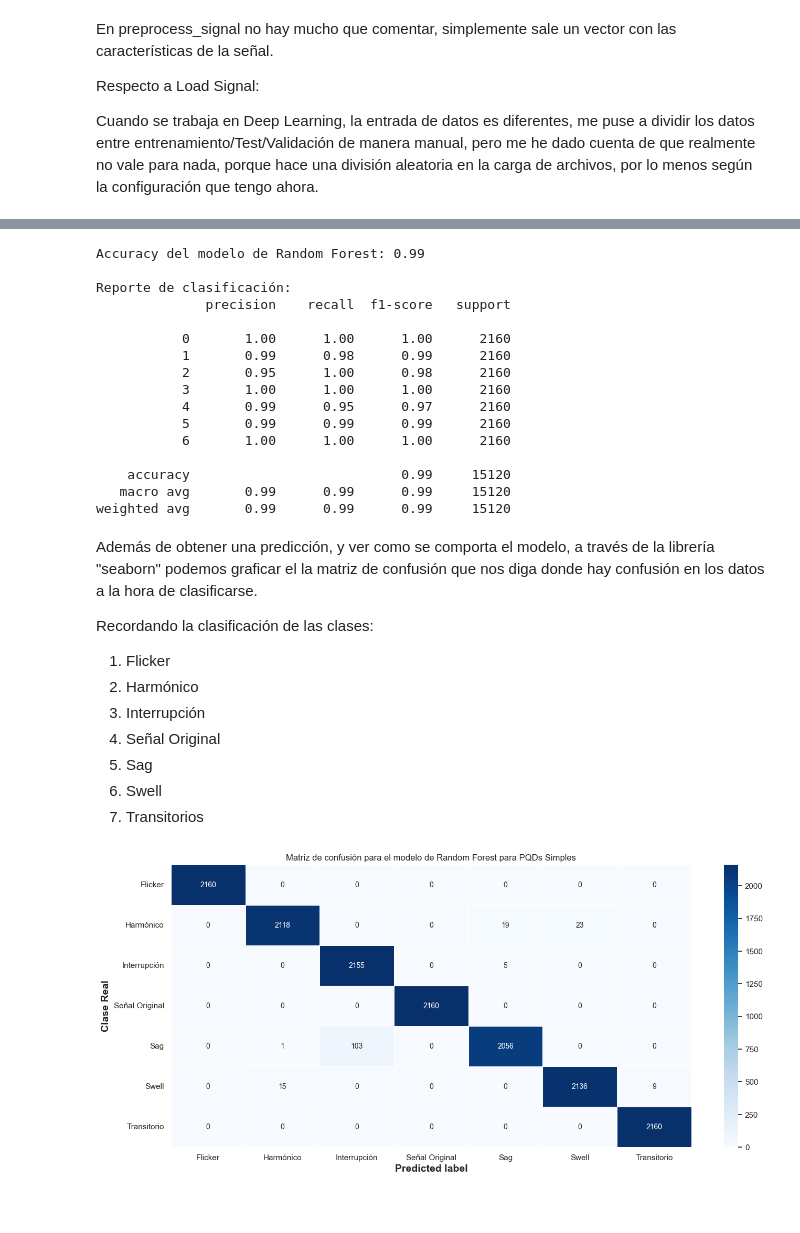
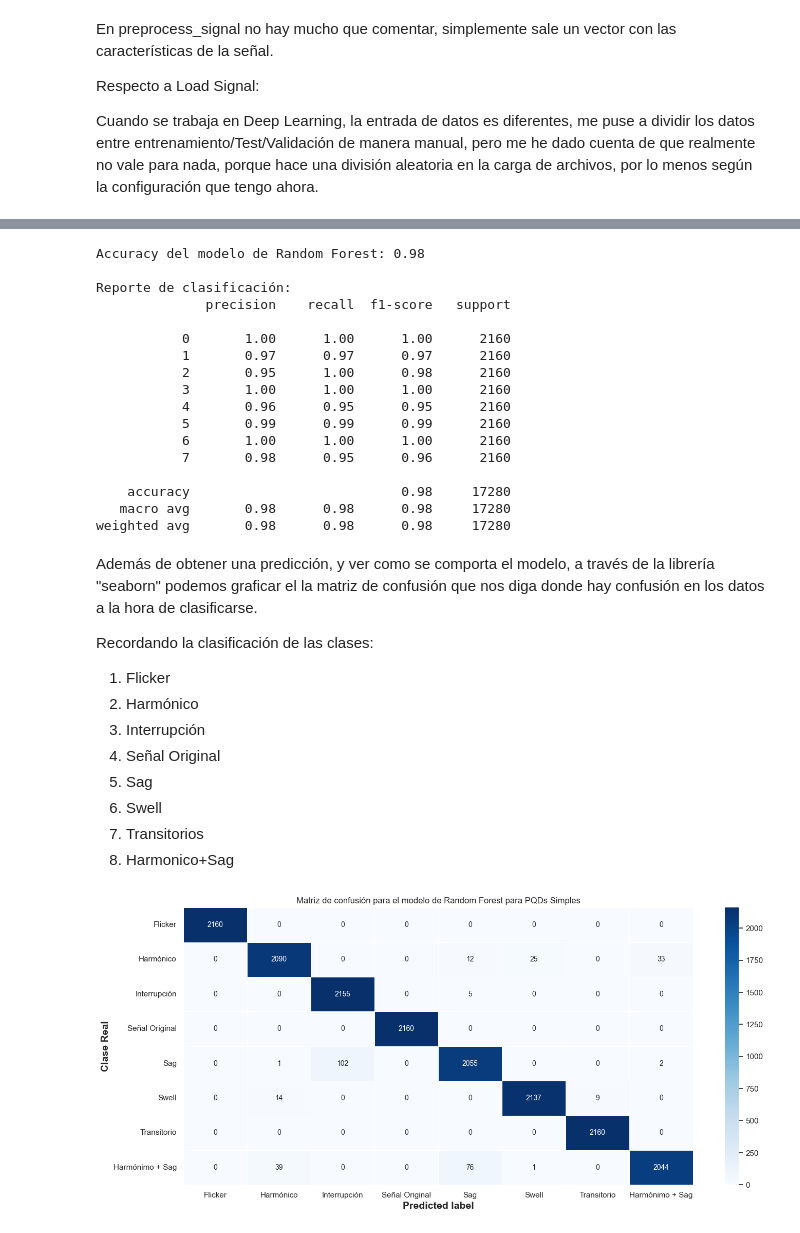
Before and after one commit to SAguadoG/TesisSergioAguado, a Jupyter notebook: Random_Forest_Script.ipynb, the cells around one changed output, grey strips where cells are left out. Saved outputs shown, nothing was run; the diff lists cells and outputs as text; code cells hidden in the pictures.

Commit message:
Primeras pruebas con señales combinadas

```diff
--- a/Random_Forest_Script.ipynb
+++ b/Random_Forest_Script.ipynb
@@ -52,6 +52,7 @@ def load_signal(data_path):
         "sag_signals": 4,
         "swell_signals": 5,
         "transient_signals": 6,
+        "harmonic_sag_signals": 7,
     }
 
     # Inicialización de listas para características y etiquetas
@@ -149,22 +151,23 @@ print(f"Accuracy del modelo de Random Forest: {accuracy:.2f}")
 print("\nReporte de clasificación:")
 print(classification_report(y_test, y_pred))
 # %% [output]
-Accuracy del modelo de Random Forest: 0.99
+Accuracy del modelo de Random Forest: 0.98
 
 Reporte de clasificación:
               precision    recall  f1-score   support
 
            0       1.00      1.00      1.00      2160
-           1       0.99      0.98      0.99      2160
+           1       0.97      0.97      0.97      2160
            2       0.95      1.00      0.98      2160
            3       1.00      1.00      1.00      2160
-           4       0.99      0.95      0.97      2160
+           4       0.96      0.95      0.95      2160
            5       0.99      0.99      0.99      2160
            6       1.00      1.00      1.00      2160
+           7       0.98      0.95      0.96      2160
 
-    accuracy                           0.99     15120
-   macro avg       0.99      0.99      0.99     15120
-weighted avg       0.99      0.99      0.99     15120
+    accuracy                           0.98     17280
+   macro avg       0.98      0.98      0.98     17280
+weighted avg       0.98      0.98      0.98     17280
 # %% [markdown]
 Además de obtener una predicción, y ver como se comporta el modelo, a través de la librería "seaborn" podemos graficar el la matriz de confusión que nos diga donde hay confusión en los datos a la hora de clasificarse.
 
@@ -177,26 +180,27 @@ Recordando la clasificación de las clases:
 5. Sag
 6. Swell
 7. Transitorios
+8. Harmonico+Sag
 # %%
 # Se tiene que haber cargado "confusion_matrix" desde scikit_Learn
 matrix = confusion_matrix(y_test, y_pred)
 
 # La mejor dimensión que he encontrado para que se muestre es 16x7, menor se solapan los nombres
 plt.figure(figsize=(16,7))
 # Simplemente dejar la escala de la fuente en un número que no sea demasiado grande
 sns.set(font_scale=1)
 # importante fmt = 'd', si no, lo valores se mostrarán porcentualmente. cmap Blues porque me gusta el azul.
 sns.heatmap(matrix, annot=True, annot_kws={'size':10},fmt= 'd' ,cmap=plt.cm.Blues, linewidths=0.5)
 
 # Add labels to the plot
-class_names = ['Flicker', 'Harmónico', 'Interrupción', 'Señal Original', 'Sag', 'Swell','Transitorio']
+class_names = ['Flicker', 'Harmónico', 'Interrupción', 'Señal Original', 'Sag', 'Swell','Transitorio',"Harmónimo + Sag"]
 tick_marks = np.arange(len(class_names)) + 0.5
 tick_marks2 = tick_marks
 plt.xticks(tick_marks, class_names, rotation=0)
 plt.yticks(tick_marks2, class_names, rotation=0)
 plt.xlabel('Predicted label', weight='bold', fontsize=14)
 plt.ylabel('Clase Real', weight='bold', fontsize=14)
 plt.title('Matriz de confusión para el modelo de Random Forest para PQDs Simples')
 plt.show()
 # %% [output]
-[figure, old version]
+[figure, new version]
```
Also changed, not shown: parts of 2 cells of this notebook.
